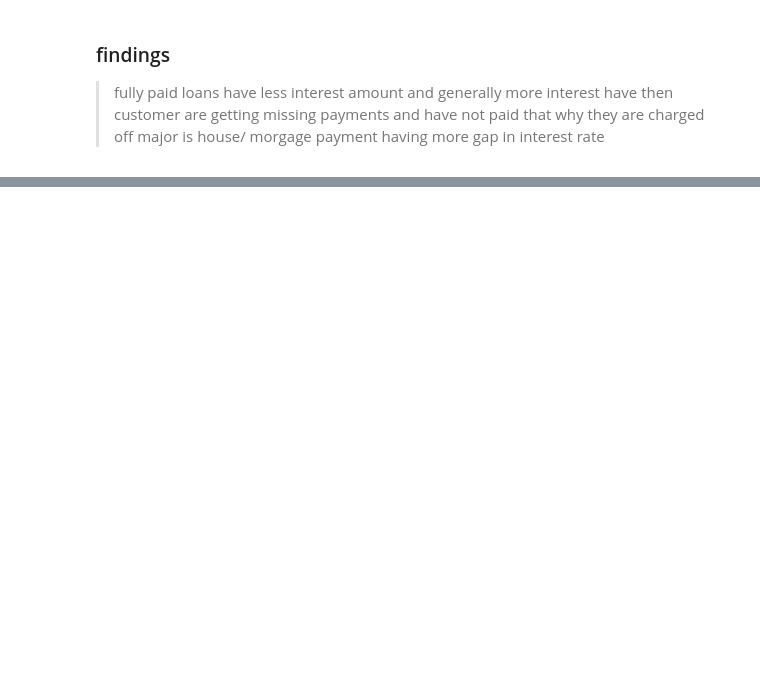
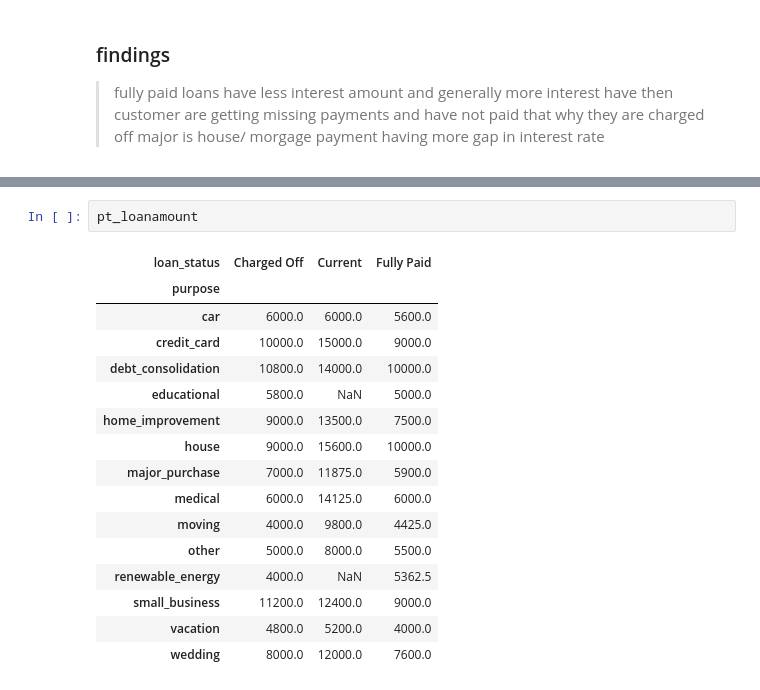
Before and after one commit to jatinmj/LendingClub_CaseStudy, a Jupyter notebook: Lending_club_caseStudy_Ishita_bhargava.ipynb, the cells around one changed output, grey strips where cells are left out. Cells and saved outputs as stored; diff of their text form; blank space fills up the shorter version.

```diff
--- a/Lending_club_caseStudy_Ishita_bhargava.ipynb
+++ b/Lending_club_caseStudy_Ishita_bhargava.ipynb
@@ -1095,0 +1524,19 @@ KeyError: 'loan_amnt'
+# %%
+pt_loanamount
+# %% [output]
+| loan_status | Charged Off | Current | Fully Paid |
+| purpose |  |  |  |
+| car | 6000.0 | 6000.0 | 5600.0 |
+| credit_card | 10000.0 | 15000.0 | 9000.0 |
+| debt_consolidation | 10800.0 | 14000.0 | 10000.0 |
+| educational | 5800.0 | NaN | 5000.0 |
+| home_improvement | 9000.0 | 13500.0 | 7500.0 |
+| house | 9000.0 | 15600.0 | 10000.0 |
+| major_purchase | 7000.0 | 11875.0 | 5900.0 |
+| medical | 6000.0 | 14125.0 | 6000.0 |
+| moving | 4000.0 | 9800.0 | 4425.0 |
+| other | 5000.0 | 8000.0 | 5500.0 |
+| renewable_energy | 4000.0 | NaN | 5362.5 |
+| small_business | 11200.0 | 12400.0 | 9000.0 |
+| vacation | 4800.0 | 5200.0 | 4000.0 |
+| wedding | 8000.0 | 12000.0 | 7600.0 |
```
Also changed, not shown: parts of 90 cells of this notebook, 1 other file.
